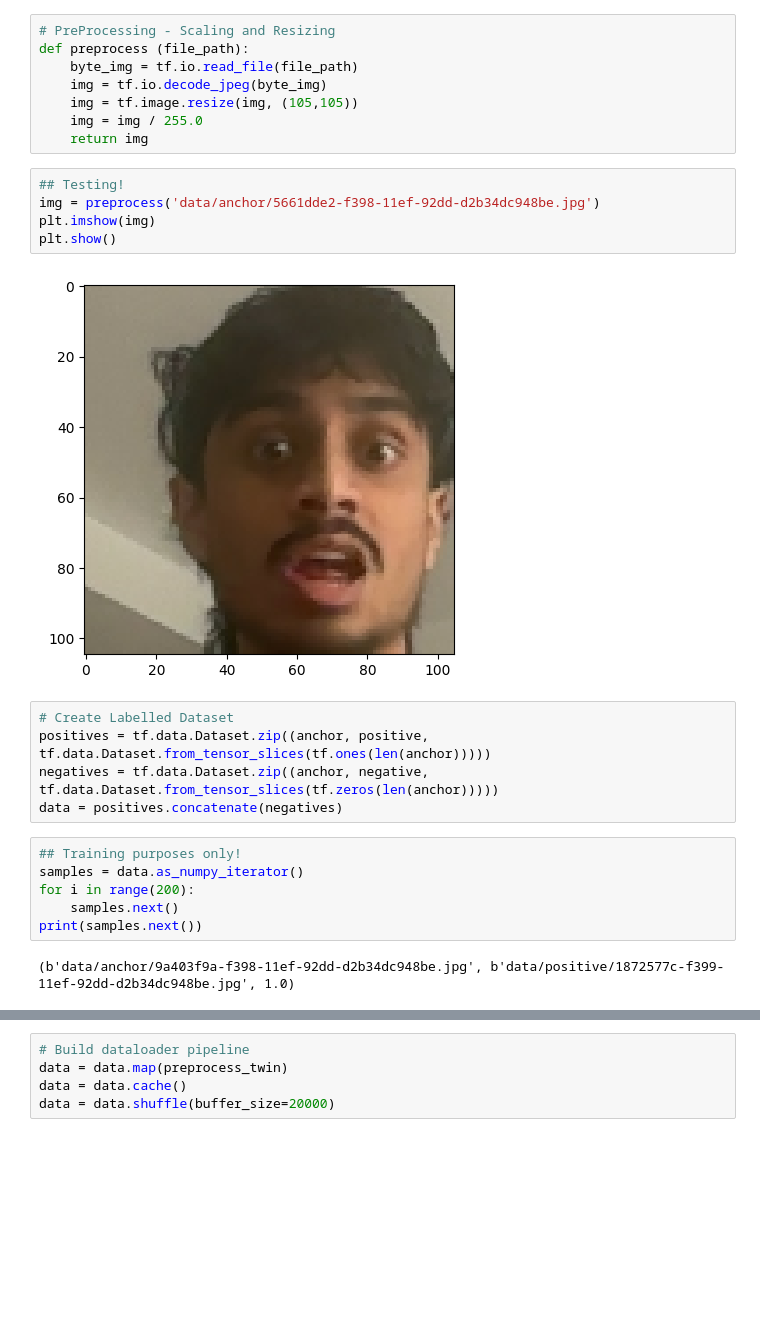
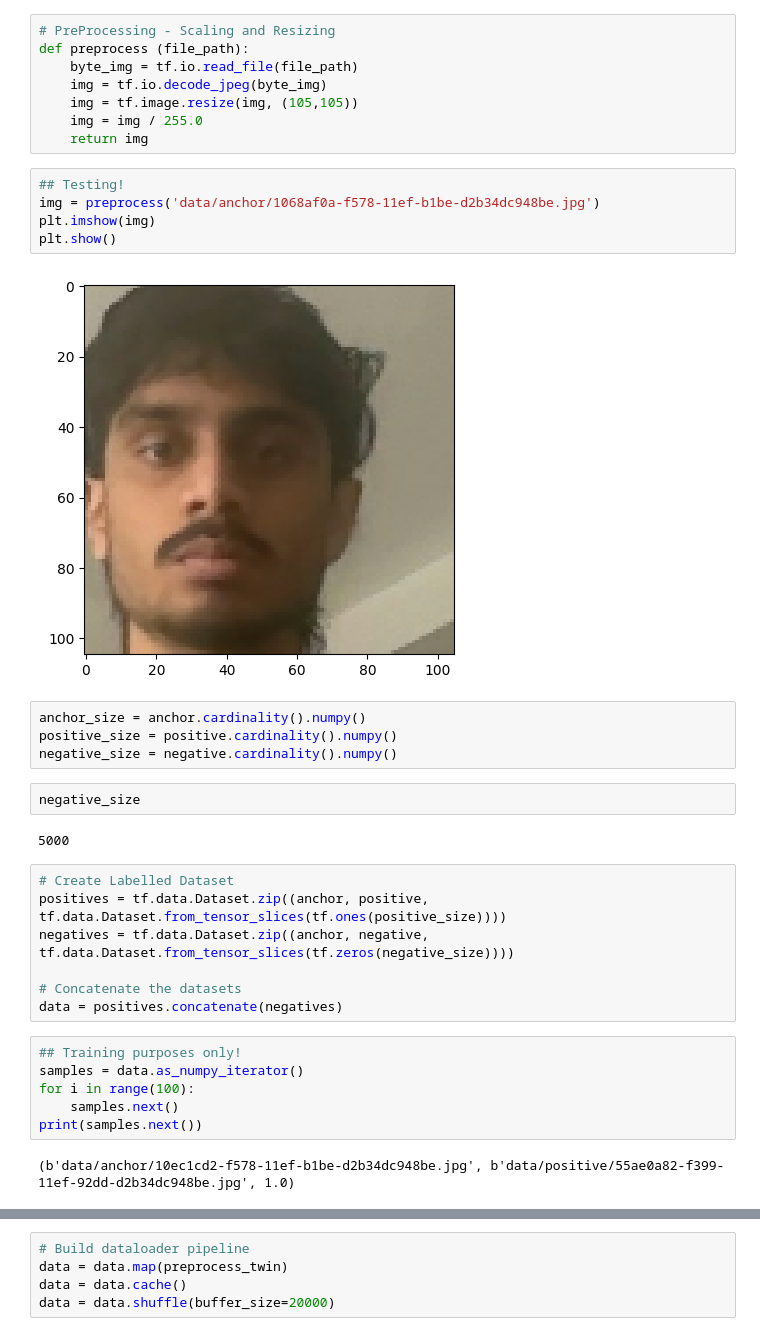
Before and after one commit to Ashish-Reddy-T/Siamese-Face-Recognition-Model, a Jupyter notebook: siamese_face_recognition.ipynb, the cells around one changed output, grey strips where cells are left out. Saved outputs shown, nothing was run; the diff lists cells and outputs as text; blank space fills up the shorter version.

```diff
--- a/siamese_face_recognition.ipynb
+++ b/siamese_face_recognition.ipynb
@@ -124,22 +124,32 @@ def preprocess (file_path):
     return img
 # %%
 ## Testing!
-img = preprocess('data/anchor/5661dde2-f398-11ef-92dd-d2b34dc948be.jpg')
+img = preprocess('data/anchor/1068af0a-f578-11ef-b1be-d2b34dc948be.jpg')
 plt.imshow(img)
 plt.show()
 # %% [output]
-[figure, old version]
+[figure, new version]
+# %%
+anchor_size = anchor.cardinality().numpy()
+positive_size = positive.cardinality().numpy()
+negative_size = negative.cardinality().numpy()
+# %%
+negative_size
+# %% [output]
+5000
 # %%
 # Create Labelled Dataset
-positives = tf.data.Dataset.zip((anchor, positive, tf.data.Dataset.from_tensor_slices(tf.ones(len(anchor)))))
-negatives = tf.data.Dataset.zip((anchor, negative, tf.data.Dataset.from_tensor_slices(tf.zeros(len(anchor)))))
+positives = tf.data.Dataset.zip((anchor, positive, tf.data.Dataset.from_tensor_slices(tf.ones(positive_size))))
+negatives = tf.data.Dataset.zip((anchor, negative, tf.data.Dataset.from_tensor_slices(tf.zeros(negative_size))))
+
+# Concatenate the datasets
 data = positives.concatenate(negatives)
 # %%
 ## Training purposes only!
 samples = data.as_numpy_iterator()
-for i in range(200):
+for i in range(100):
     samples.next()
 print(samples.next())
 # %% [output]
-(b'data/anchor/9a403f9a-f398-11ef-92dd-d2b34dc948be.jpg', b'data/positive/1872577c-f399-11ef-92dd-d2b34dc948be.jpg', 1.0)
+(b'data/anchor/10ec1cd2-f578-11ef-b1be-d2b34dc948be.jpg', b'data/positive/55ae0a82-f399-11ef-92dd-d2b34dc948be.jpg', 1.0)
 # %%
```
Also changed, not shown: parts of 14 cells of this notebook, 1 other file.
